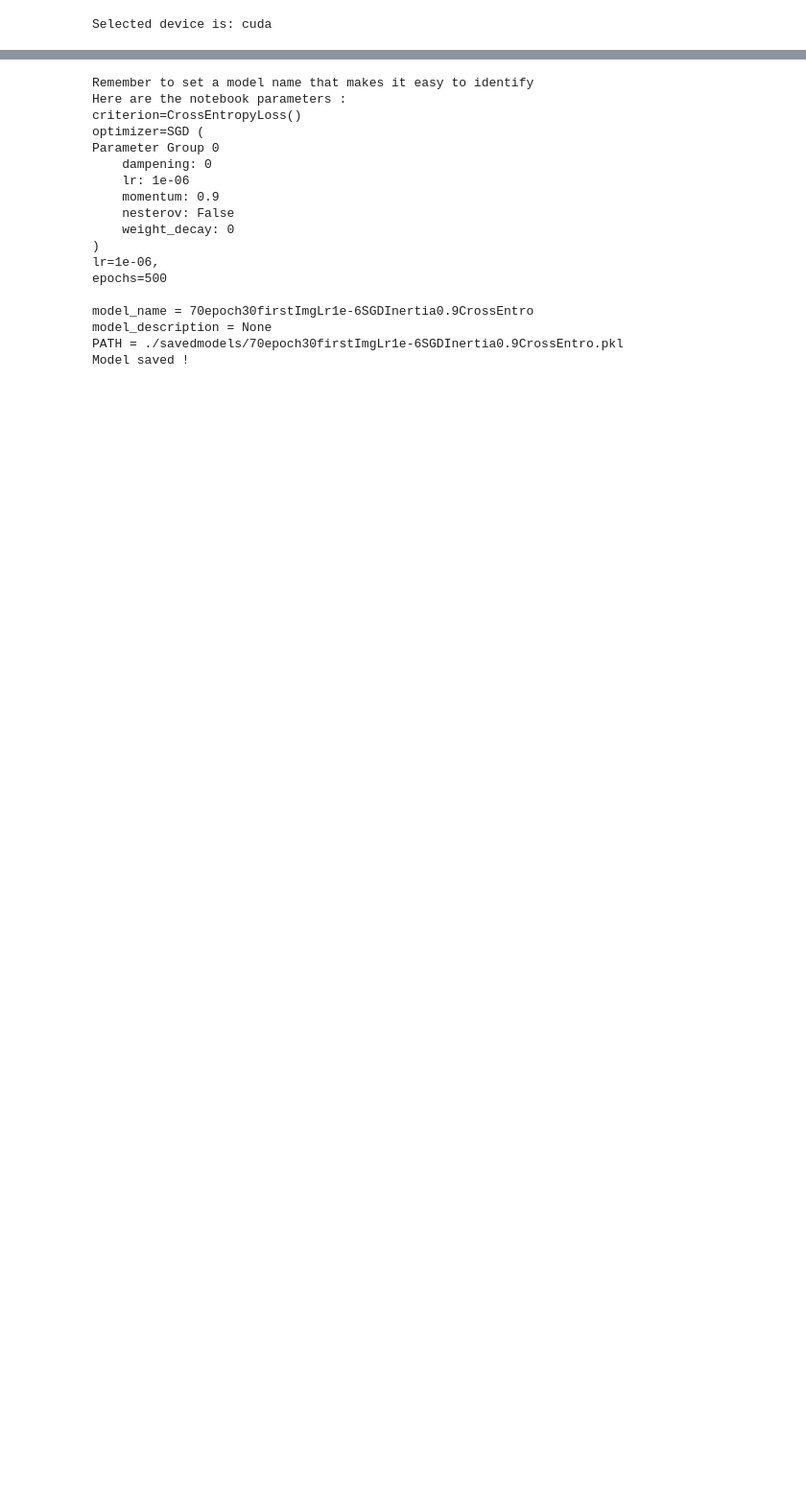
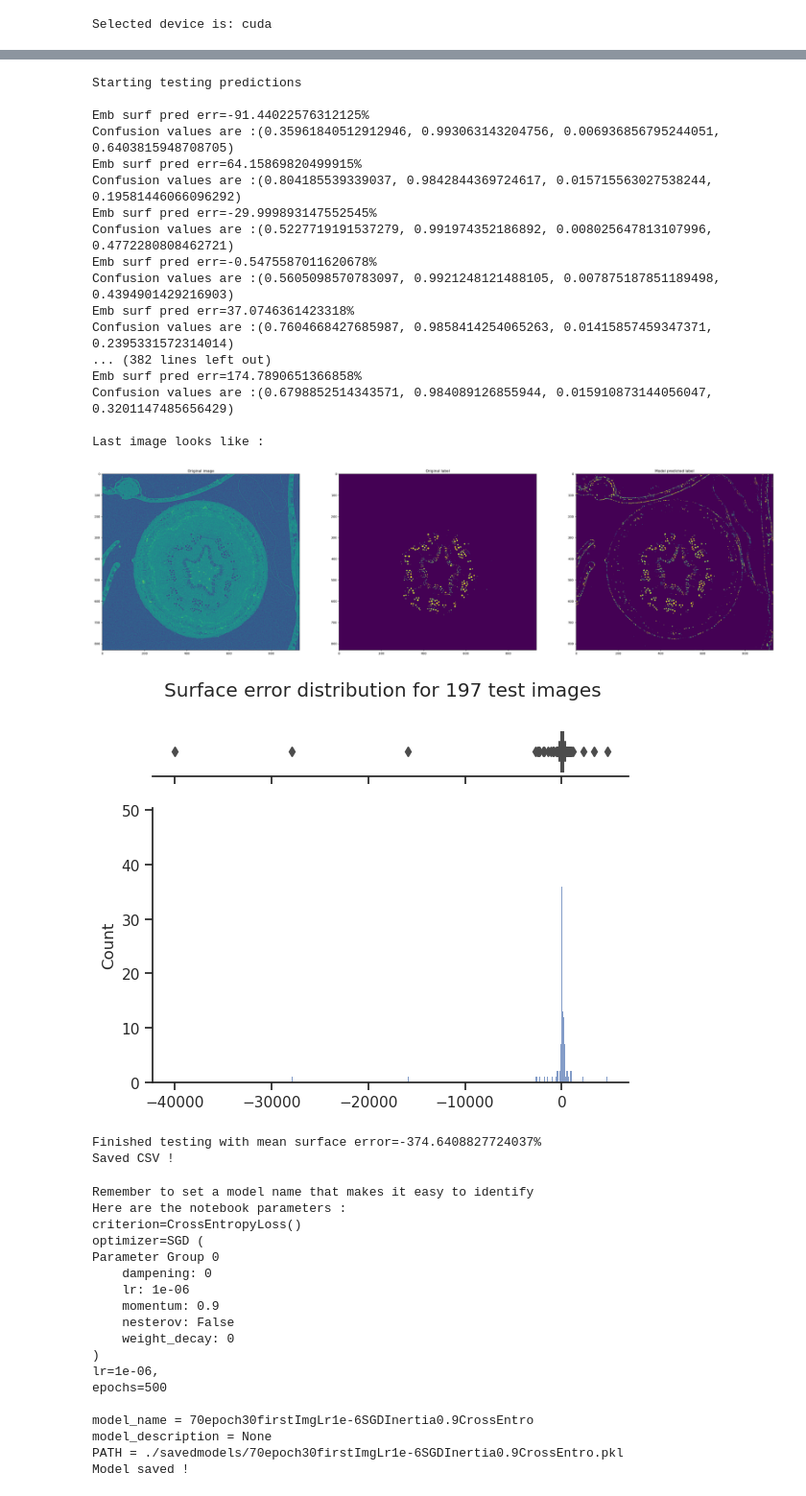
Before and after one commit to theophanemayaud/EPFL-ML-for-science-embolism-detection, a Jupyter notebook: th_UNet rewrites/th_u_net_70epoch30firstImgLr1e_6SGDInertia0_9CrossEntro.ipynb, the cells around one changed output, grey strips where cells are left out. Shown at 96% size. Saved outputs shown, nothing was run; the diff lists cells and outputs as text; code cells hidden in the pictures; blank space fills up the shorter version.

```diff
--- a/th_UNet rewrites/th_u_net_70epoch30firstImgLr1e_6SGDInertia0_9CrossEntro.ipynb
+++ b/th_UNet rewrites/th_u_net_70epoch30firstImgLr1e_6SGDInertia0_9CrossEntro.ipynb
@@ -28,7 +28,7 @@ import matplotlib.pyplot as plt
 import seaborn as sns
 # %%
 env = "gcp" # local or colab or gcp
-train_or_load = "train" # train or load : Are we training a model, or just loading a pretrained one ?
+train_or_load = "load" # train or load : Are we training a model, or just loading a pretrained one ?
 # %%
 # Google Colab specifics
 if env == "colab":
@@ -78,13 +78,21 @@ disp_every_x_seg = 4
 print_images_while_training = False
 
 # Testing predictions parameters
-test_img_start = 300
-test_img_stop = 330
-test_img_pathnames = imgs_names[test_img_start:test_img_stop]
-test_label_pathnames = labels_names[test_img_start:test_img_stop]
+# test_img_start = 300
+# test_img_stop = 330
+# test_img_pathnames = imgs_names[test_img_start:test_img_stop]
+# test_label_pathnames = labels_names[test_img_start:test_img_stop]
+test_imgs_names = glob.glob( '/home/jupyter/cs-433-project-2-ml_fools/th_analysedimages/Session2*.tif')
+test_labels_names = glob.glob('/home/jupyter/cs-433-project-2-ml_fools/th_csv_labels/png_masks_emb/Session2*.png')
+test_imgs_names = sorted(test_imgs_names)
+print(f"Found {len(test_imgs_names)} test images")
+test_labels_names = sorted(test_labels_names)
+print(f"Found {len(test_labels_names)} test labels")
+test_img_pathnames = test_imgs_names
+test_label_pathnames = test_labels_names
 
 print_each_test_stat = True
-print_each_test_img = True
+print_each_test_img = False
 
 # Saving parameters when in train mode
 model_name = "70epoch30firstImgLr1e-6SGDInertia0.9CrossEntro"
@@ -311,7 +327,10 @@ if train_or_load == "load":
 # %%
 # Test predictions
+import pandas as pd
 def test_predictions(model, test_img_pathnames, test_label_pathnames):
     emb_surf_pred_errors_list = []
+    emb_surf_TP_list = []
+    emb_surf_FN_list = []
 
     print("Starting testing predictions \n")
 
@@ -322,6 +341,11 @@ def test_predictions(model, test_img_pathnames, test_label_pathnames):
         pred_label = out_predict(model, test_img, device)
 
         emb_surf_pred_error = compute_emb_surf_pred_error(test_label, pred_label, print_values=False)
+
+        TP, _, _, FN = confusion(pred_label, test_label, data_type='numpy')
+        emb_surf_TP_list.append(TP)
+        emb_surf_FN_list.append(FN)
+
         if print_each_test_stat == True:
             print(f"Emb surf pred err={emb_surf_pred_error}%")
             print(f"Confusion values are :{confusion(pred_label, test_label, data_type='numpy')}")
@@ -335,34 +359,59 @@ def test_predictions(model, test_img_pathnames, test_label_pathnames):
 
             axs[0].set_title("Original image")
             axs[0].imshow(test_img)
 
             axs[1].set_title("Original label")
             axs[1].imshow(test_label)
 
             axs[2].set_title("Model predicted label")
             axs[2].imshow(pred_label)
             plt.show()
 
     # Draw histogram with boxplot of surface error values
     sns.set(style="ticks")
     f, (ax_box, ax_hist) = plt.subplots(2, sharex=True,
                                         gridspec_kw={"height_ratios": (.15, .85)})
-    f.suptitle(f"Surface error distribution for {test_img_stop-test_img_start} test images")
+    f.suptitle(f"Surface error distribution for {len(test_img_pathnames)} test images")
     sns.boxplot(x=emb_surf_pred_errors_list, ax=ax_box)
     sns.histplot(x=emb_surf_pred_errors_list, ax=ax_hist)
     ax_box.set(yticks=[])
     sns.despine(ax=ax_hist)
     sns.despine(ax=ax_box, left=True)
     plt.show()
     plt.style.use('default')
 
     print(f"Finished testing with mean surface error={np.mean(emb_surf_pred_errors_list)}%")
+    df = pd.DataFrame(data={"Emb_surf_pred_err":emb_surf_pred_errors_list, "TP": emb_surf_TP_list, "TN": emb_surf_FN_list})
+    df.to_csv(f"./{model_name}.csv", sep=',',index=False)
+    print("Saved CSV !")
 
 test_predictions(model, test_img_pathnames, test_label_pathnames)
 
 if train_or_load == "train":
     print("\n\nCheck of performance on training set :")
     test_predictions(model, train_img_pathnames, train_label_pathnames)
+# %% [output]
+Starting testing predictions
+
+Emb surf pred err=-91.44022576312125%
+Confusion values are :(0.35961840512912946, 0.993063143204756, 0.006936856795244051, 0.6403815948708705)
+Emb surf pred err=64.15869820499915%
+Confusion values are :(0.804185539339037, 0.9842844369724617, 0.015715563027538244, 0.19581446066096292)
+Emb surf pred err=-29.999893147552545%
+Confusion values are :(0.5227719191537279, 0.991974352186892, 0.008025647813107996, 0.4772280808462721)
+Emb surf pred err=-0.5475587011620678%
+Confusion values are :(0.5605098570783097, 0.9921248121488105, 0.007875187851189498, 0.4394901429216903)
+Emb surf pred err=37.0746361423318%
+Confusion values are :(0.7604668427685987, 0.9858414254065263, 0.01415857459347371, 0.2395331572314014)
+... (382 lines left out)
+Emb surf pred err=174.7890651366858%
+Confusion values are :(0.6798852514343571, 0.984089126855944, 0.015910873144056047, 0.3201147485656429)
+
+Last image looks like :
+[figure, added]
+[figure, added]
+Finished testing with mean surface error=-374.6408827724037%
+Saved CSV !
 # %%
 # Saving the model
 if train_or_load == "train":
```
Also changed, not shown: parts of 2 cells of this notebook, 1 other file.
